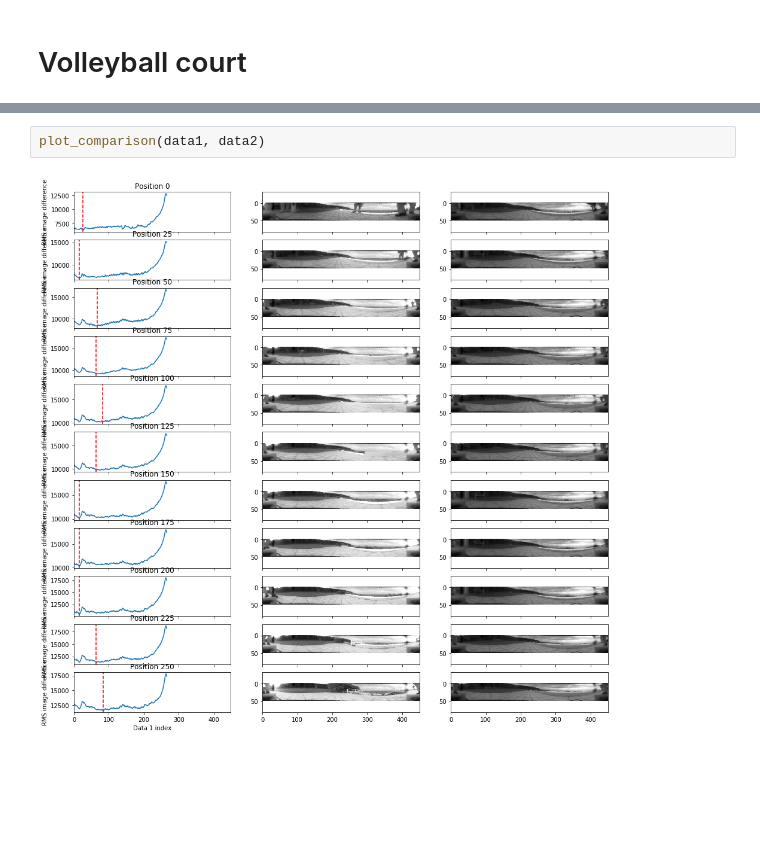
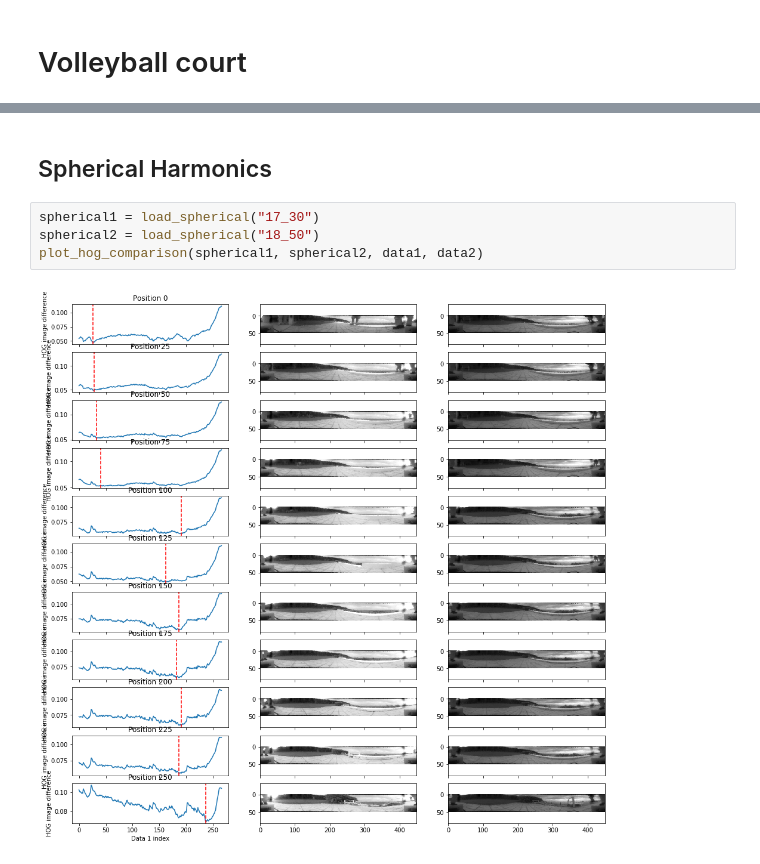
Before and after one commit to neworderofjamie/capocaccia_2018, a Jupyter notebook: driving/drive.ipynb, the cells around one changed output, grey strips where cells are left out. Saved outputs shown, nothing was run; the diff lists cells and outputs as text; blank space fills up the shorter version.

```diff
--- a/driving/drive.ipynb
+++ b/driving/drive.ipynb
@@ -134,4 +164,8 @@ data2 = load_route("18_50")
-# %%
-plot_comparison(data1, data2)
-# %% [output]
-[figure, removed]
+# %% [markdown]
+## Spherical Harmonics
+# %%
+spherical1 = load_spherical("17_30")
+spherical2 = load_spherical("18_50")
+plot_hog_comparison(spherical1, spherical2, data1, data2)
+# %% [output]
+[figure, added]
```
Also changed, not shown: parts of 16 cells of this notebook, 1 other file.
